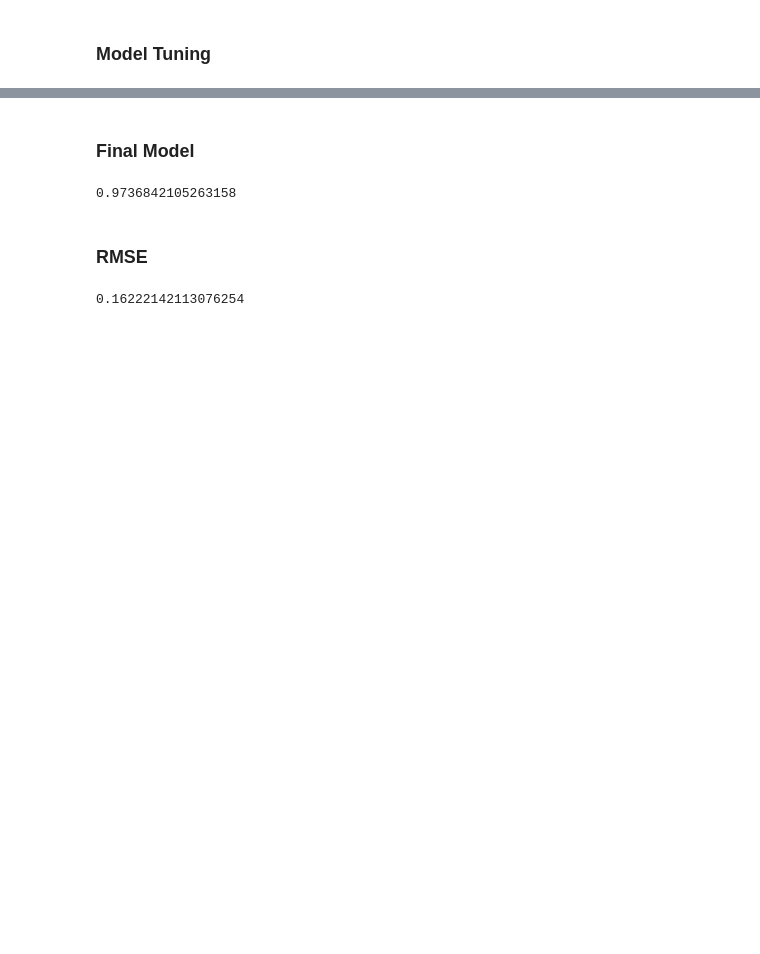
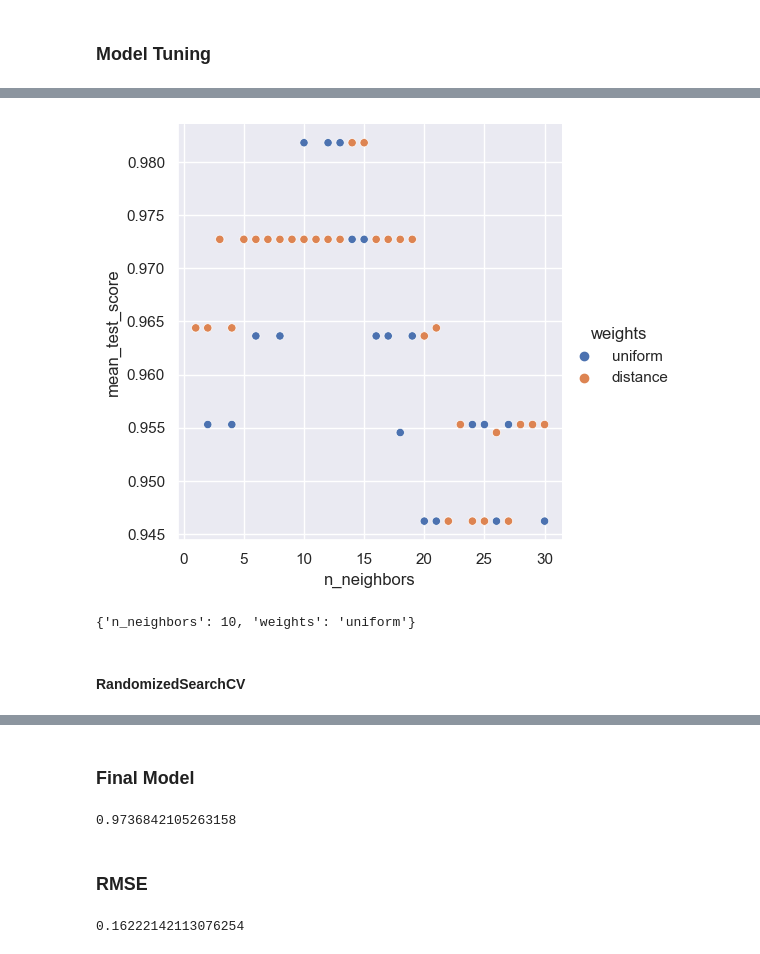
Before and after one commit to cgimenes/ml-studies, a Jupyter notebook: sklearn/knn/iris.ipynb, the cells around one changed output, grey strips where cells are left out. Drawn from its saved outputs; the diff is of its cells as text; code cells hidden in the pictures; blank space fills up the shorter version.

```diff
--- a/sklearn/knn/iris.ipynb
+++ b/sklearn/knn/iris.ipynb
@@ -230,0 +232,13 @@ _ = sns.lineplot(x=scores[:, 0], y=scores[:, 1])
+# %%
+k_range = range(1, 31)
+weight_options = ['uniform', 'distance']
+param_grid = dict(n_neighbors=k_range, weights=weight_options)
+model = KNeighborsClassifier()
+grid = GridSearchCV(model, param_grid=param_grid, cv=10, scoring="accuracy")
+_ = grid.fit(X_train, y_train)
+# %%
+search_results = pd.DataFrame(grid.cv_results_)[['mean_test_score', 'std_test_score', 'params']]
+search_results["weights"] = search_results["params"].apply(lambda x: x["weights"])
+search_results["n_neighbors"] = search_results["params"].apply(lambda x: x["n_neighbors"])
+search_results.drop(columns="params", inplace=True)
+search_results
@@ -230,0 +263,10 @@ _ = sns.lineplot(x=scores[:, 0], y=scores[:, 1])
+# %%
+_ = sns.relplot(x=search_results['n_neighbors'], y=search_results['mean_test_score'], hue=search_results['weights'])
+# %% [output]
+[figure, added]
+# %%
+grid.best_params_
+# %% [output]
+{'n_neighbors': 10, 'weights': 'uniform'}
+# %% [markdown]
+#### RandomizedSearchCV
```
Also changed, not shown: parts of 18 cells of this notebook, 2 other files.
